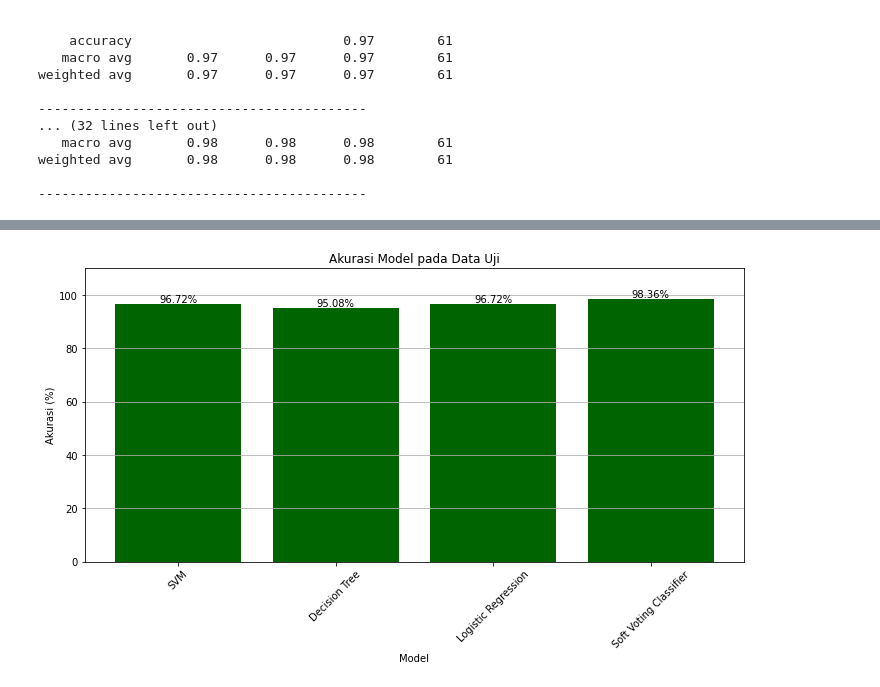
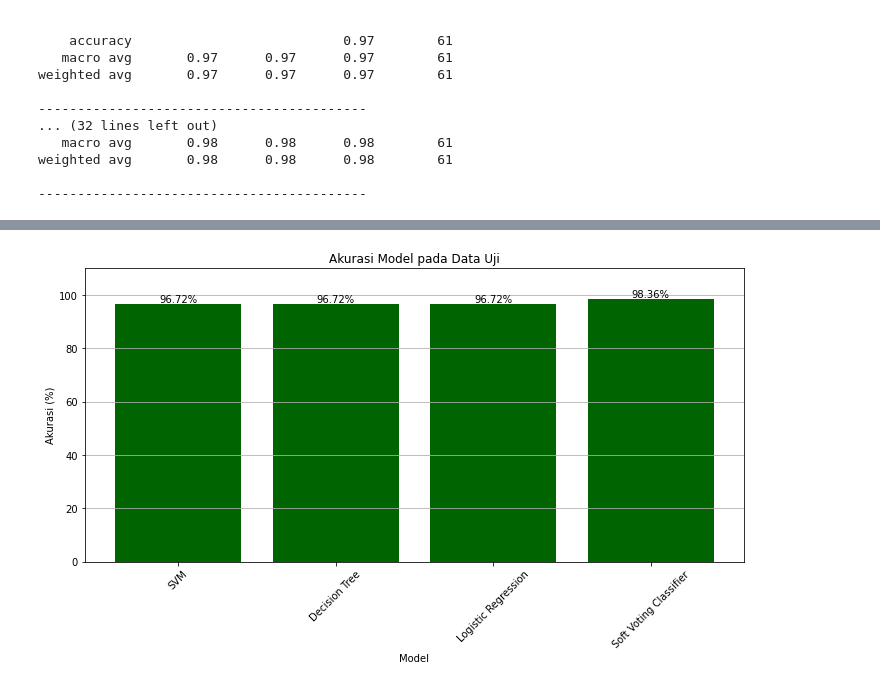
Before and after one commit to AgivChaedar/Prediction-of-Voluntary-Employee-Attrition, a Jupyter notebook: Praproses, Pemodelan, Uji Performa.ipynb, the cells around one changed output, grey strips where cells are left out. Drawn from its saved outputs; the diff is of its cells as text; code cells hidden in the pictures.

```diff
--- a/Praproses, Pemodelan, Uji Performa.ipynb
+++ b/Praproses, Pemodelan, Uji Performa.ipynb
@@ -1011,3 +1384,7 @@ print("Jumlah prediksi salah:", prediksi_salah_voting_hp)
 # %% [output]
 Jumlah prediksi benar: 60
 Jumlah prediksi salah: 1
+# %%
+# Inisialisasi Model Soft Voting Classifier
+voting_clf_hp_cv10 = VotingClassifier(estimators=[('svm', svm_model), ('dt', best_dt_model_cv10), ('lr', lr_model)], voting='soft')
+voting_clf_hp_cv10.fit(X_train, y_train)
@@ -1014,10 +1399,10 @@ Jumlah prediksi salah: 1
 # %%
 # Define models
-models_hp = [svm_model, best_dt_model, lr_model, voting_clf_hp]
+models_hp_cv10 = [svm_model, best_dt_model_cv10, lr_model, voting_clf_hp_cv10]
 
 # Calculate training and testing accuracy for all models in one go
-train_accuracies = [accuracy_score(y_train, model.predict(X_train)) * 100 for model in models_hp]
-test_accuracies = [accuracy_score(y_valid, model.predict(X_valid)) * 100 for model in models_hp]
+train_accuracies_cv10 = [accuracy_score(y_train, model.predict(X_train)) * 100 for model in models_hp_cv10]
+test_accuracies_cv10 = [accuracy_score(y_valid, model.predict(X_valid)) * 100 for model in models_hp_cv10]
 
 # Define model names
 model_names = ['SVM', 'Decision Tree', 'Logistic Regression', 'Soft Voting Classifier']
@@ -1027,8 +1412,8 @@ bar_width = 0.25
 index = np.arange(len(models))
 
 plt.figure(figsize=(12, 6))  # Adjust the figure size
-bars1 = plt.bar(index - bar_width, train_accuracies, bar_width, label='Data Latih')
-bars2 = plt.bar(index, test_accuracies, bar_width, label='Data Validasi')
+bars1 = plt.bar(index - bar_width, train_accuracies_cv10, bar_width, label='Data Latih')
+bars2 = plt.bar(index, test_accuracies_cv10, bar_width, label='Data Validasi')
 
 # Annotate each bar with its accuracy value
 for i, bar in enumerate(bars1):
@@ -1050,15 +1435,15 @@ plt.tight_layout()
 [figure]
 # %%
 # Evaluasi setiap model
-for model in models_hp:
-    y_train_pred = model.predict(X_train)
-    y_valid_pred = model.predict(X_valid)
+for model in models_hp_cv10:
+    y_train_pred_cv10 = model.predict(X_train)
+    y_valid_pred_cv10 = model.predict(X_valid)
 
     print(f'Model: {model.__class__.__name__}')
     print('Training:')
-    print(classification_report(y_train, y_train_pred))
+    print(classification_report(y_train, y_train_pred_cv10))
     print('Validation:')
-    print(classification_report(y_valid, y_valid_pred))
+    print(classification_report(y_valid, y_valid_pred_cv10))
     print('------------------------------------------')
 # %% [output]
 Model: SVC
@@ -1080,15 +1465,15 @@ weighted avg       0.95      0.95      0.95        60
 ------------------------------------------
 # %%
 # Evaluasi setiap model
-for model in models_hp:
+for model in models_hp_cv10:
     # y_train_pred = model.predict(X_train)
-    y_test_pred = model.predict(X_test)
+    y_test_pred_cv10 = model.predict(X_test)
 
     print(f'Model: {model.__class__.__name__}')
     # print('Training:')
     # print(classification_report(y_train, y_train_pred))
     print('Testing:')
-    print(classification_report(y_test, y_test_pred))
+    print(classification_report(y_test, y_test_pred_cv10))
     print('------------------------------------------')
 # %% [output]
 Model: SVC
@@ -1111,24 +1517,24 @@ weighted avg       0.98      0.98      0.98        61
 # %%
 from sklearn.metrics import accuracy_score
 
 # Calculate testing accuracy for all models in one go
-test_accuracies = [accuracy_score(y_test, model.predict(X_test)) * 100 for model in models_hp]
+test_accuracies_cv10 = [accuracy_score(y_test, model.predict(X_test)) * 100 for model in models_hp_cv10]
 
 # Plotting
 plt.figure(figsize=(10, 6))
-bars = plt.bar(model_names, test_accuracies, color='darkgreen')
+bars = plt.bar(model_names, test_accuracies_cv10, color='darkgreen')
 plt.title('Akurasi Model pada Data Uji')
 plt.xlabel('Model')
 plt.ylabel('Akurasi (%)')
 plt.ylim(0, 110)
 plt.xticks(rotation=45)
 plt.grid(axis='y')
 
 # Annotate each bar with its accuracy value
-for bar, accuracy in zip(bars, test_accuracies):
+for bar, accuracy in zip(bars, test_accuracies_cv10):
     plt.text(bar.get_x() + bar.get_width()/2, bar.get_height(), f"{accuracy:.2f}%", ha='center', va='bottom', color='black')
 
 plt.tight_layout()  # Membuat tata letak menjadi lebih rapi
 plt.show()
 # %% [output]
-[figure, old version]
+[figure, new version]
```
Also changed, not shown: parts of 53 cells of this notebook.
